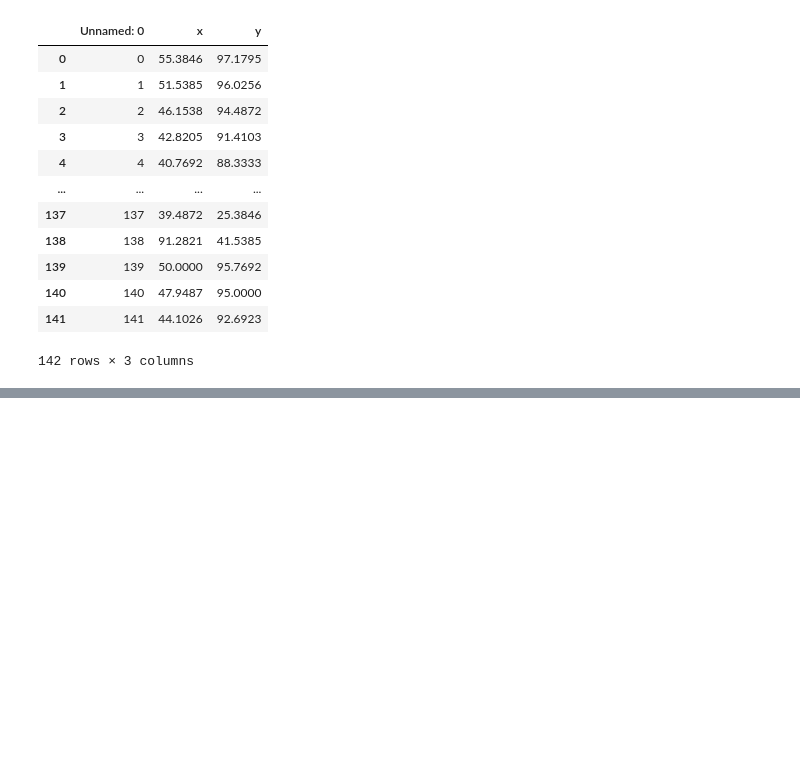
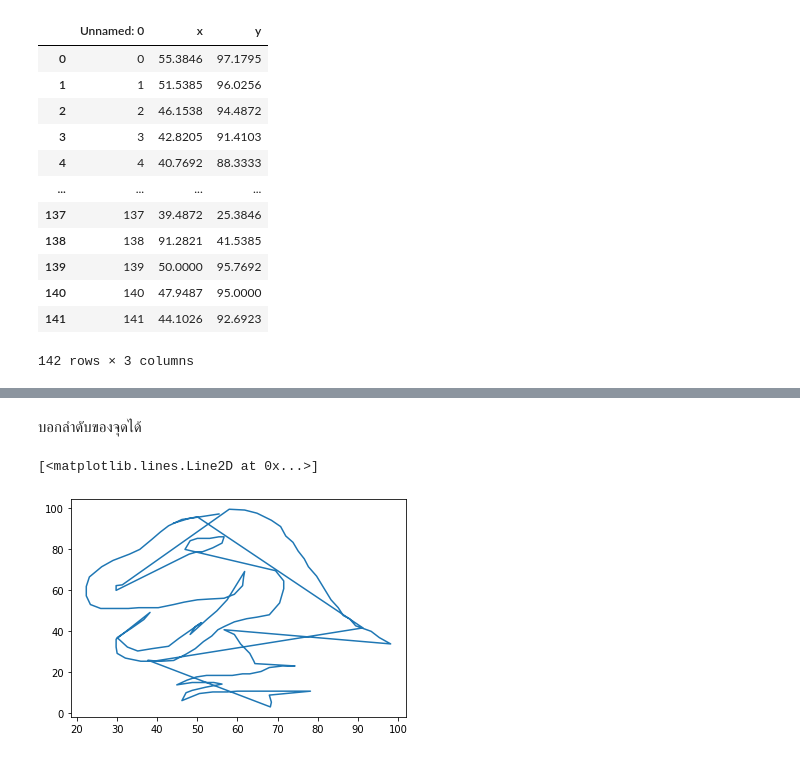
Before and after one commit to tthawatch/DPDM, a Jupyter notebook: Data101.ipynb, the cells around one changed output, grey strips where cells are left out. Cells and saved outputs as stored; diff of their text form; code cells hidden in the pictures; blank space fills up the shorter version.

```diff
--- a/Data101.ipynb
+++ b/Data101.ipynb
@@ -63,0 +139,7 @@ pd.read_csv('/content/drive/My Drive/DWDM_material/test.csv')
+# %% [markdown]
+บอกลำดับของจุดได้
+# %%
+plt.plot(table['x'],table['y'])
+# %% [output]
+[<matplotlib.lines.Line2D at 0x...>]
+[figure, added]
```
Also changed, not shown: parts of 59 cells of this notebook.
